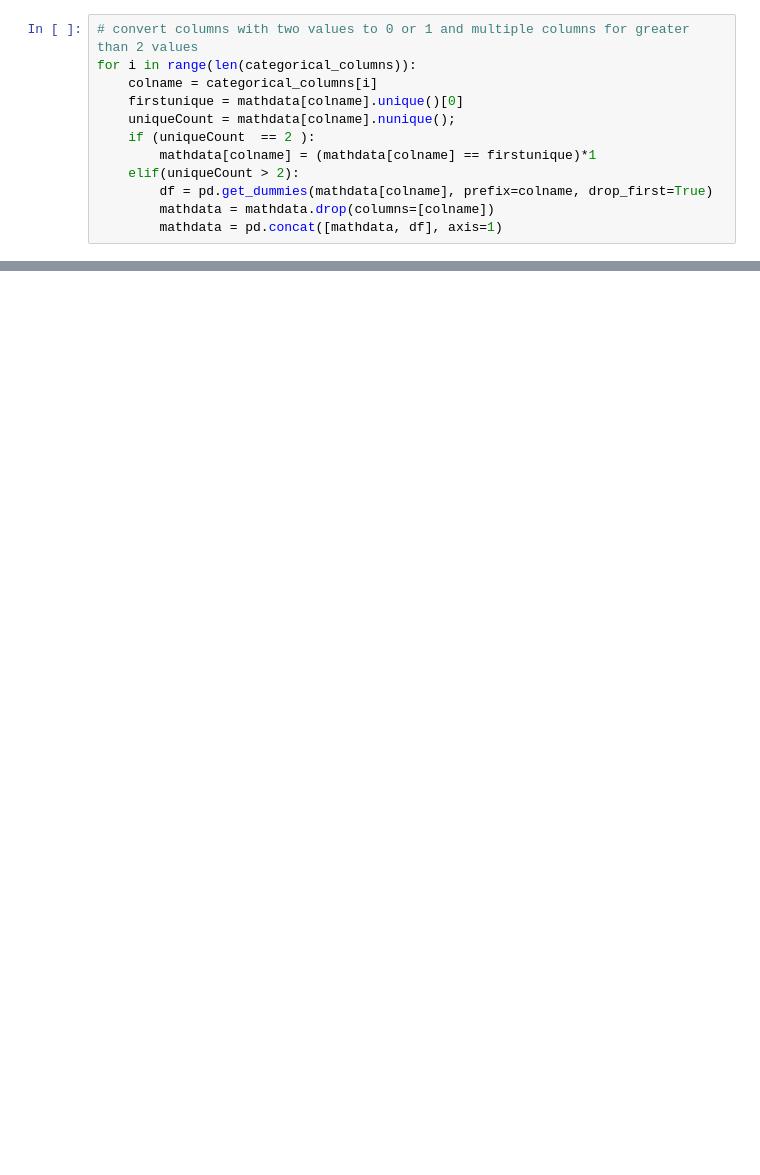
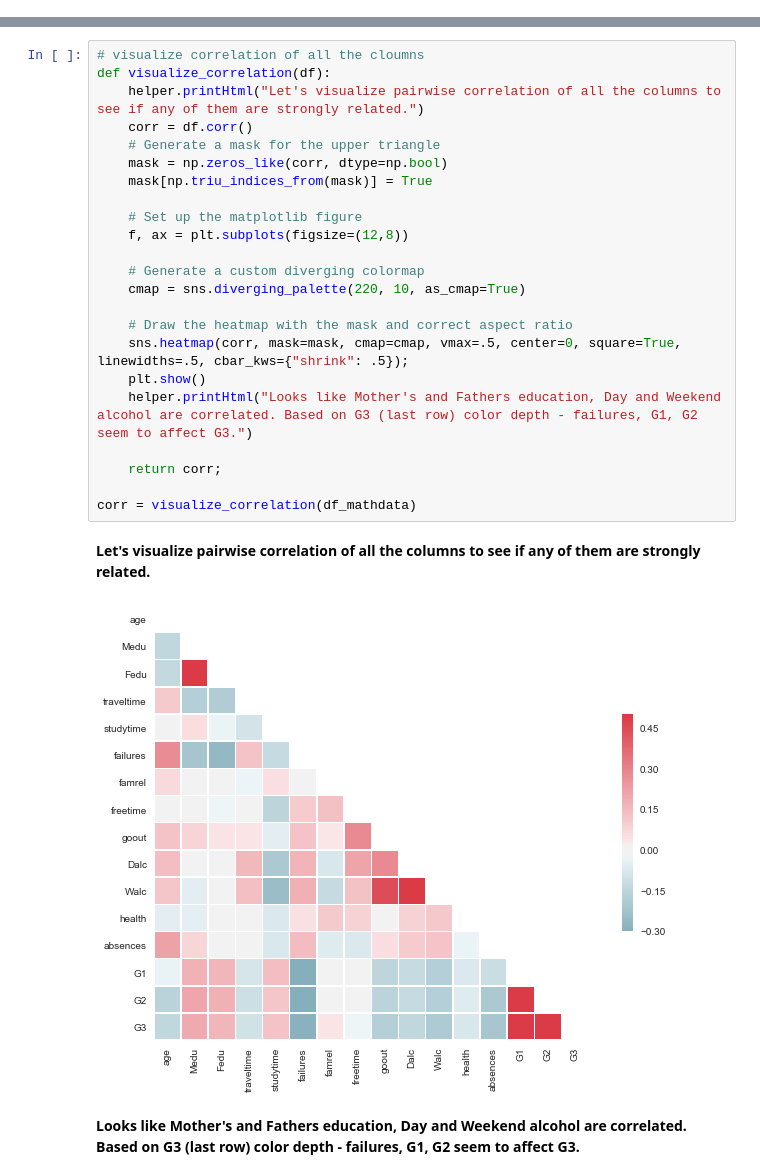
Before and after one commit to s2aluru/DSProjects, a Jupyter notebook: Student Performance Prediction.ipynb, the cells around one changed output, grey strips where cells are left out. Saved outputs shown, nothing was run; the diff lists cells and outputs as text; blank space fills up the shorter version.

```diff
--- a/Student Performance Prediction.ipynb
+++ b/Student Performance Prediction.ipynb
@@ -223,12 +0,0 @@ For columns with two values, update them to 0/1 and use one hot encoding for oth
-# %%
-# convert columns with two values to 0 or 1 and multiple columns for greater than 2 values
-for i in range(len(categorical_columns)):
-    colname = categorical_columns[i]
-    firstunique = mathdata[colname].unique()[0]
-    uniqueCount = mathdata[colname].nunique();
-    if (uniqueCount  == 2 ):
-        mathdata[colname] = (mathdata[colname] == firstunique)*1
-    elif(uniqueCount > 2):
-        df = pd.get_dummies(mathdata[colname], prefix=colname, drop_first=True)
-        mathdata = mathdata.drop(columns=[colname])
-        mathdata = pd.concat([mathdata, df], axis=1)
@@ -437,0 +107,27 @@ evalmetrics.sort_values(by='R2 Score', ascending=False)
+# %%
+# visualize correlation of all the cloumns
+def visualize_correlation(df):
+    helper.printHtml("Let's visualize pairwise correlation of all the columns to see if any of them are strongly related.")
+    corr = df.corr()
+    # Generate a mask for the upper triangle
+    mask = np.zeros_like(corr, dtype=np.bool)
+    mask[np.triu_indices_from(mask)] = True
+
+    # Set up the matplotlib figure
+    f, ax = plt.subplots(figsize=(12,8))
+
+    # Generate a custom diverging colormap
+    cmap = sns.diverging_palette(220, 10, as_cmap=True)
+
+    # Draw the heatmap with the mask and correct aspect ratio
+    sns.heatmap(corr, mask=mask, cmap=cmap, vmax=.5, center=0, square=True, linewidths=.5, cbar_kws={"shrink": .5});
+    plt.show()
+    helper.printHtml("Looks like Mother's and Fathers education, Day and Weekend alcohol are correlated. Based on G3 (last row) color depth - failures, G1, G2 seem to affect G3.")
+
+    return corr;
+
+corr = visualize_correlation(df_mathdata)
+# %% [output]
+Let's visualize pairwise correlation of all the columns to see if any of them are strongly related.
+[figure, added]
+Looks like Mother's and Fathers education, Day and Weekend alcohol are correlated. Based on G3 (last row) color depth - failures, G1, G2 seem to affect G3.
```
Also changed, not shown: parts of 68 cells of this notebook.
